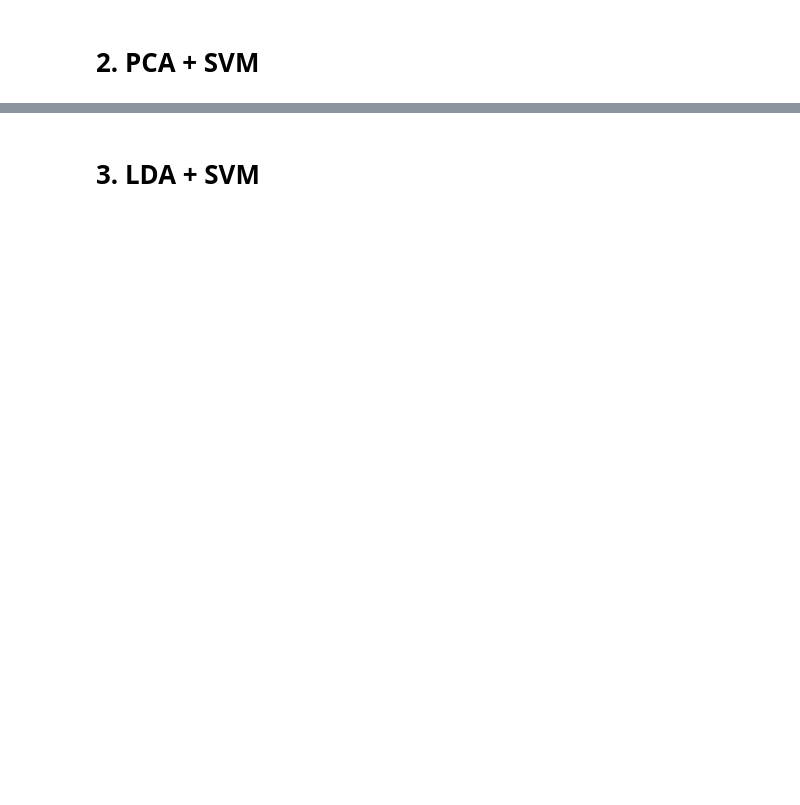
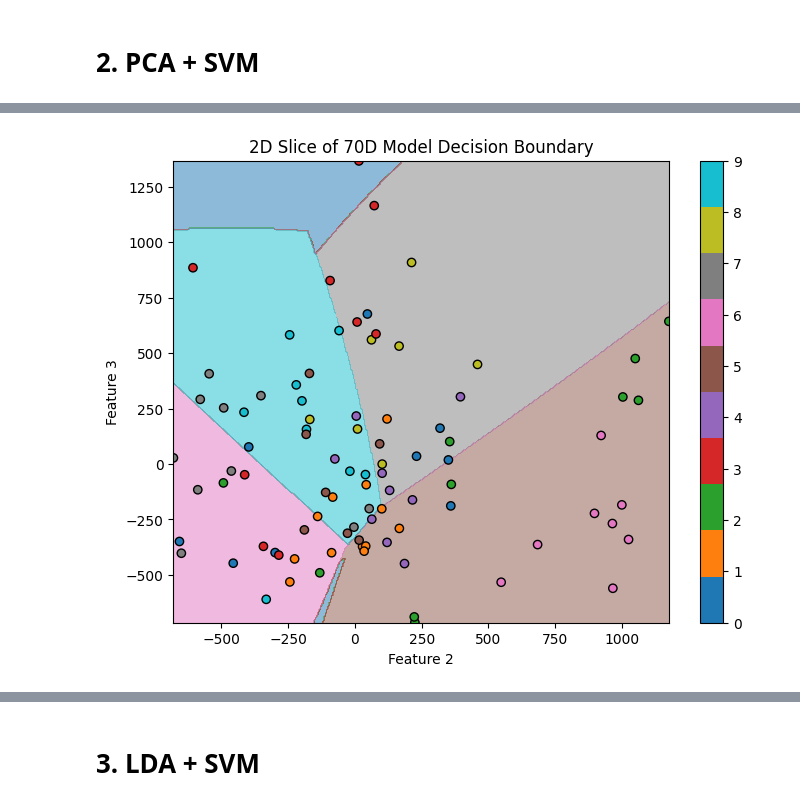
Before and after one commit to pribylr/ml-svm, a Jupyter notebook: svm.ipynb, the cells around one changed output, grey strips where cells are left out. Drawn from its saved outputs; the diff is of its cells as text; code cells hidden in the pictures; blank space fills up the shorter version.

```diff
--- a/svm.ipynb
+++ b/svm.ipynb
@@ -186,0 +197,26 @@ Text(0, 0.5, 'Component 4')
+# %%
+f1_min, f1_max = data_viz2[:, feat1].min() - 1, data_viz2[:, feat1].max() + 1
+f2_min, f2_max = data_viz2[:, feat2].min() - 1, data_viz2[:, feat2].max() + 1
+# %%
+num_points = 400  # resolution of the grid
+f1_values = np.linspace(f1_min, f1_max, num_points)
+f2_values = np.linspace(f2_min, f2_max, num_points)
+f1_grid, f2_grid = np.meshgrid(f1_values, f2_values)
+# %%
+grid_points = np.tile(baseline, (num_points * num_points, 1))  # shape = (num_points^2, 70)
+grid_points[:, feat1] = f1_grid.ravel()
+grid_points[:, feat2] = f2_grid.ravel()
+# %%
+Z = svm_viz2.predict(grid_points)
+Z = Z.reshape(f1_grid.shape)
+# %%
+plt.figure(figsize=(8, 6))
+plt.contourf(f1_grid, f2_grid, Z, alpha=0.5, cmap=plt.cm.tab10)
+plt.scatter(data_viz2[:, feat1], data_viz2[:, feat2], c=yval, edgecolor='k', cmap=plt.cm.tab10)
+plt.xlabel(f"Feature {feat1}")
+plt.ylabel(f"Feature {feat2}")
+plt.title("2D Slice of 70D Model Decision Boundary")
+plt.colorbar()  # helps interpret class color mapping
+plt.show()
+# %% [output]
+[figure, added]
```
Also changed, not shown: parts of 13 cells of this notebook.
